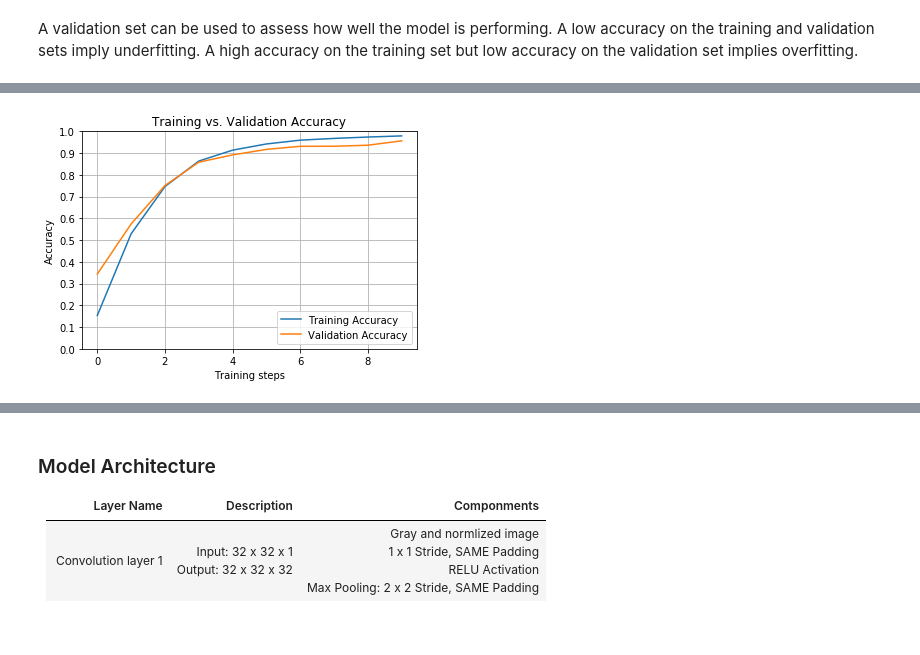
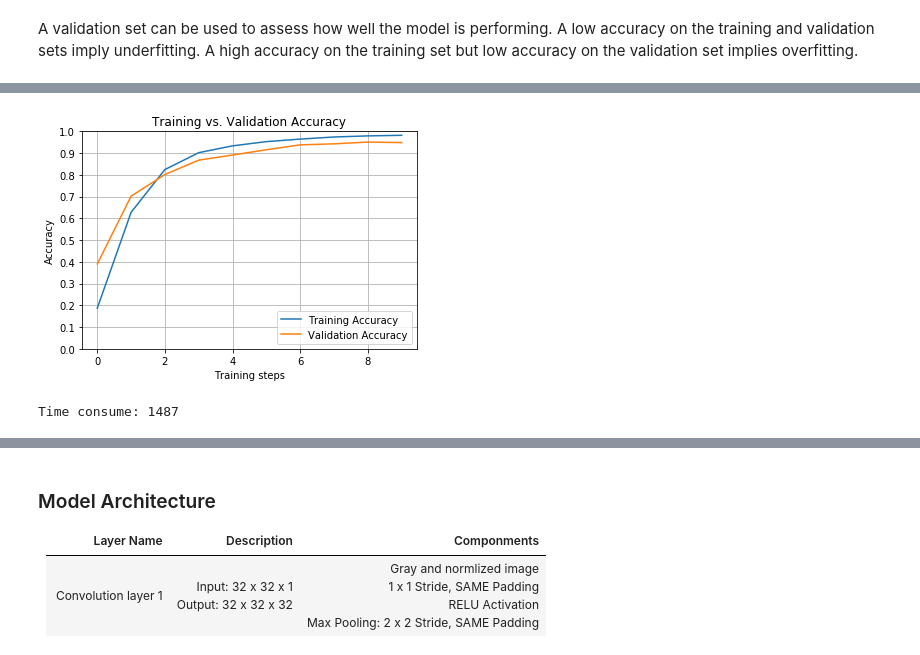
Before and after one commit to chuanhaoliu/CarND-TrafficSignClassifier-P2, a Jupyter notebook: Traffic_Sign_Classifier.ipynb, the cells around one changed output, grey strips where cells are left out. Drawn from its saved outputs; the diff is of its cells as text; code cells hidden in the pictures.

Commit message:
Modify the notebook for the feedback to reviewer, Add the New Test Images

```diff
--- a/Traffic_Sign_Classifier.ipynb
+++ b/Traffic_Sign_Classifier.ipynb
@@ -302,6 +306,9 @@ def evaluate(X_data, y_data, accuracy_operation, x, y, keep_prob):
         total_accuracy += (accuracy * len(batch_x))
     return total_accuracy / num_examples
 # %%
+import tensorflow as tf
+import datetime
+
 def train_gray(Epoches, Batch_size, learning_rate, ag_keep_prob, X_train, y_train, X_valid, y_valid, is_save=False):
     # Input placeholders
     x = tf.placeholder(tf.float32, (None, 32, 32, 1), name='x')
@@ -338,6 +345,7 @@ def train_gray(Epoches, Batch_size, learning_rate, ag_keep_prob, X_train, y_trai
         print("Training...\n")
 
         for i in range(Epoches):
+            starttime = datetime.datetime.now()
             X_train, y_train = shuffle(X_train, y_train)
             total_accuracy = 0
             total_loss = 0
@@ -357,8 +365,10 @@ def train_gray(Epoches, Batch_size, learning_rate, ag_keep_prob, X_train, y_trai
             validation_accuracy = evaluate(X_valid, y_valid, accuracy_operation, x, y, keep_prob)
             valid_accuracies.append(validation_accuracy)
 
+            endtime = datetime.datetime.now()
             print("EPOCH {}: Training Accuracy = {:.3f} -- Validation Accuracy = {:.3f} -- Loss = {:.3f}"
                   .format(i + 1, training_accuracy, validation_accuracy, total_loss / num_examples))
+            print("Time consume for each epoch:",(endtime - starttime).seconds)
 
         # Plotting
         plot_train_valid_accuracies(train_accuracies, valid_accuracies)
@@ -373,6 +383,9 @@ def train_gray(Epoches, Batch_size, learning_rate, ag_keep_prob, X_train, y_trai
 ### the accuracy on the test set should be calculated and reported as well.
 ### Feel free to use as many code cells as needed.
 
+## Click the clock
+import datetime
+starttime = datetime.datetime.now()
 ## Model training - phase 1
 Epoches = 10
 Batch_size = 128
@@ -382,6 +395,9 @@ ag_keep_prob = 0.6
 tf.reset_default_graph()
 with tf.Graph().as_default():
     train_gray(Epoches, Batch_size, learning_rate, ag_keep_prob, X_train, y_train, X_valid, y_valid)
+
+endtime = datetime.datetime.now()
+print("Time consume:",(endtime - starttime).seconds)
 # %% [output]
 Training...
 
@@ -398,4 +419,5 @@ EPOCH 10: Training Accuracy = 0.979 -- Validation Accuracy = 0.956 -- Loss = 0.0
-[figure, old version]
+[figure, new version]
+Time consume: 1487
 # %%
 ## Model training - phase 2
 Epoches = 20
```
Also changed, not shown: parts of 5 cells of this notebook, 8 other files.
